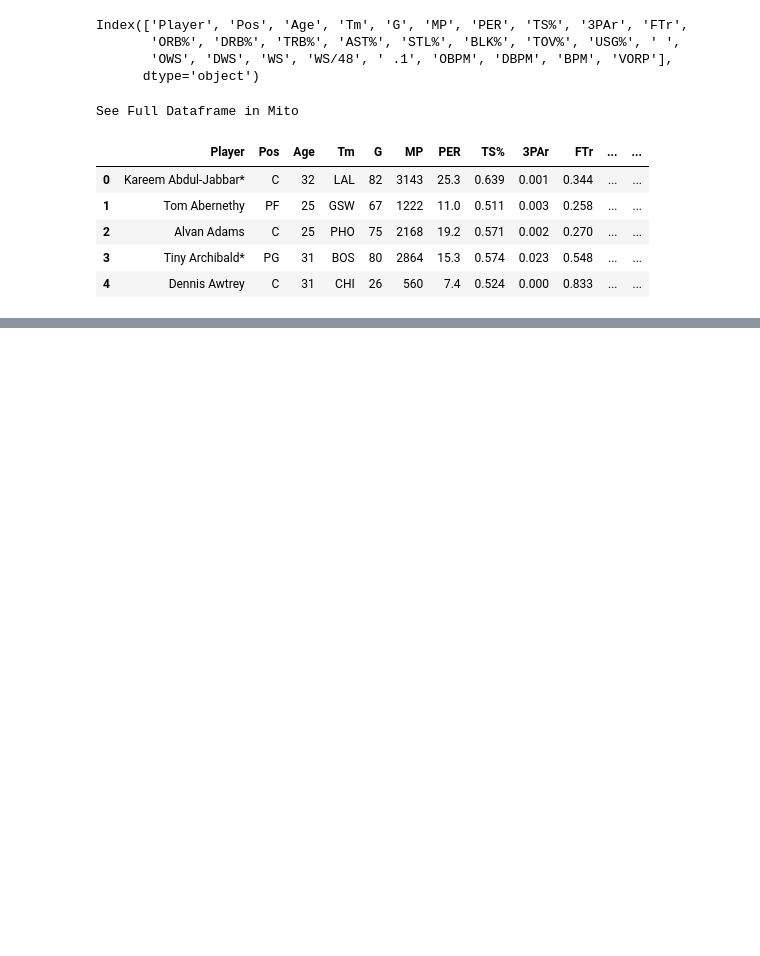
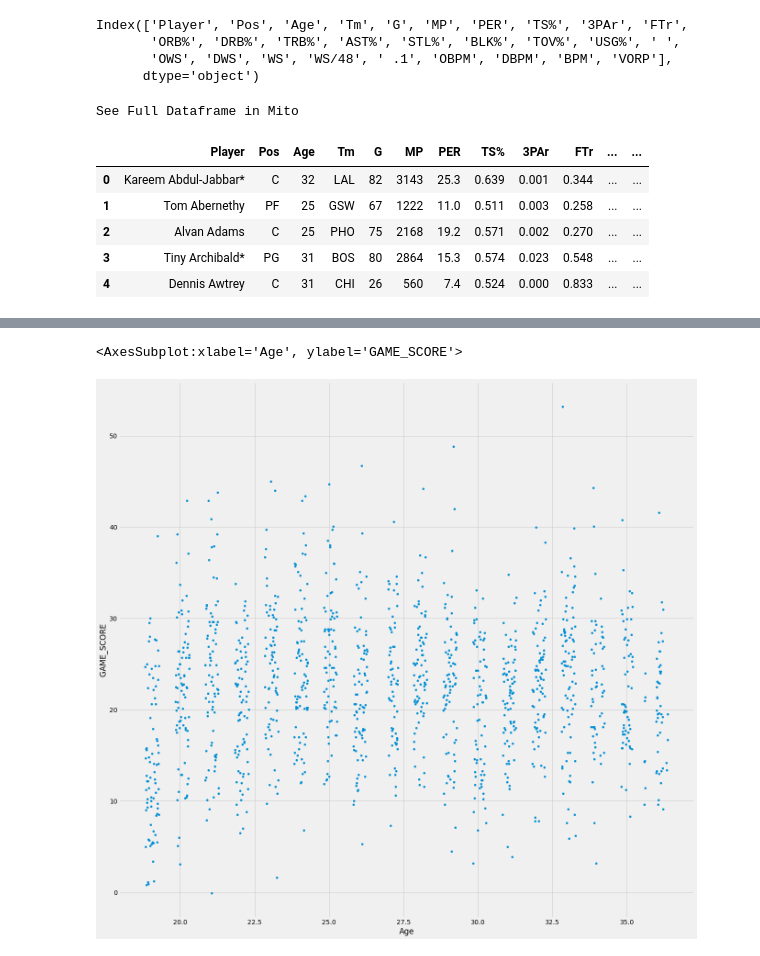
Before and after one commit to bme3412/Python, a Jupyter notebook: Projects/Basketball_reference/NBA _1980s.ipynb, the cells around one changed output, grey strips where cells are left out. Cells and saved outputs as stored; diff of their text form; code cells hidden in the pictures; blank space fills up the shorter version.

```diff
--- a/Projects/Basketball_reference/NBA _1980s.ipynb
+++ b/Projects/Basketball_reference/NBA _1980s.ipynb
@@ -25,0 +378,3 @@ See Full Dataframe in Mito
+# %%
+game_logs = master_df()
+game_logs.head()
@@ -25,0 +393,3 @@ See Full Dataframe in Mito
+# %%
+lebron_james_games = game_logs[game_logs['Player']=='LeBron James']
+lebron_james_games.head()
@@ -25,0 +404,2 @@ See Full Dataframe in Mito
+# %%
+lebron_james_games[['Years', 'Days']] = lebron_james_games['AGE'].str.split('-',expand=True)
@@ -25,0 +412,4 @@ See Full Dataframe in Mito
+# %%
+lebron_james_games['Years'] = lebron_james_games['Years'].astype(str).astype(int)
+lebron_james_games['Days'] = lebron_james_games['Days'].astype(str).astype(int)
+lebron_james_games['Age'] = lebron_james_games['Years'] + (lebron_james_games['Days']/365)
@@ -25,0 +442,6 @@ See Full Dataframe in Mito
+# %%
+
+lebron_james_games.plot.scatter(x='Age', y='GAME_SCORE', figsize=(20,20))
+# %% [output]
+<AxesSubplot:xlabel='Age', ylabel='GAME_SCORE'>
+[figure, added]
```
Also changed, not shown: parts of 24 cells of this notebook.
